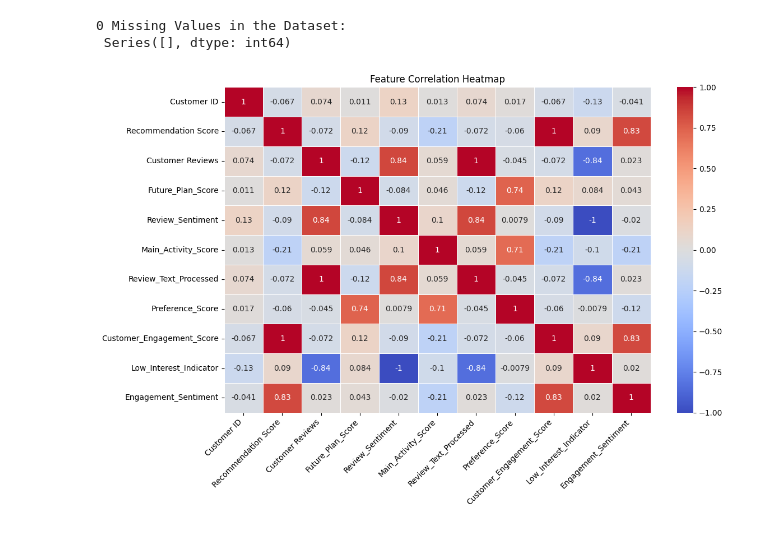
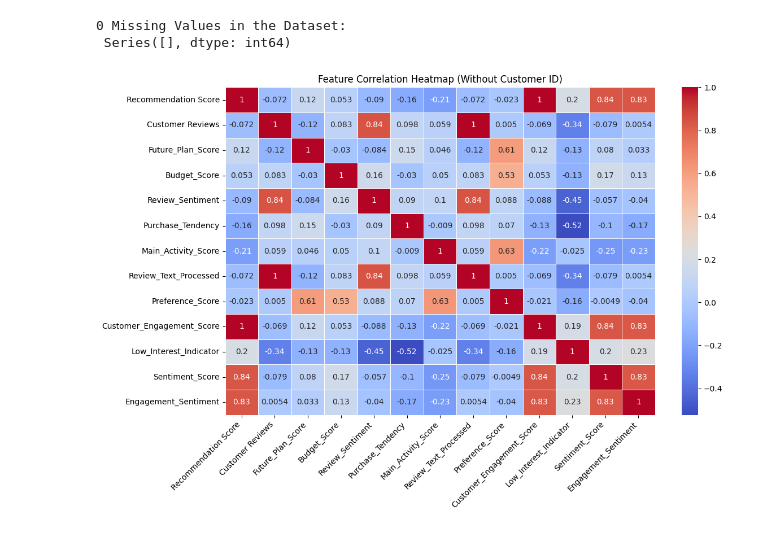
Before and after one commit to Dhinuksharan/Furn_Trim, a Jupyter notebook: Data_processing_test_2.ipynb, the cells around one changed output. Saved outputs shown, nothing was run; the diff lists cells and outputs as text; code cells hidden in the pictures.

```diff
--- a/Data_processing_test_2.ipynb
+++ b/Data_processing_test_2.ipynb
@@ -97,7 +63,7 @@ for col, dtype in convert_types.items():
         customer_survey_df[col] = customer_survey_df[col].astype(dtype)
 # %%
 scaler = StandardScaler()
-scaled_cols = ["Recommendation Score", "Customer Reviews"]
+scaled_cols = [ "Customer Reviews"]
 customer_survey_df[scaled_cols] = scaler.fit_transform(customer_survey_df[scaled_cols])
 # %%
 # Visualizing Outliers
@@ -114,11 +96,8 @@ customer_survey_df["Future_Plan_Score"] = customer_survey_df["Future Plan"].map(
 # %%
-#Creating a budget score
-if "Budget" in customer_survey_df.columns:
-    budget_mapping = {"Low": 0, "Medium": 1, "High": 2}
-    customer_survey_df["Budget_Score"] = customer_survey_df["Budget"].map(budget_mapping)
-
-    # Fix: Use direct assignment instead of `inplace=True`
-    customer_survey_df["Budget_Score"] = customer_survey_df["Budget_Score"].fillna(0)
+if "Purchase Frequency" in customer_survey_df.columns:
+    purchase_freq_mapping = {"rarely": 0, "occasionally": 1, "monthly": 2}
+    customer_survey_df["Purchase_Tendency"] = customer_survey_df["Purchase Frequency"].map(purchase_freq_mapping)
+    customer_survey_df["Purchase_Tendency"] = customer_survey_df["Purchase_Tendency"].fillna(0)
 else:
-    print("'Budget' column is missing! Setting Budget_Score to 0 for all rows.")
-    customer_survey_df["Budget_Score"] = 0
+    print("Purchase Frequency column is missing Setting Purchase_Tendency to 0 for all rows.")
+    customer_survey_df["Purchase_Tendency"] = 0
@@ -128,11 +104 @@ customer_survey_df["Review_Sentiment"] = np.where(customer_survey_df["Customer R
-# %%
-if "Purchase Frequency" in customer_survey_df.columns:
-    purchase_freq_mapping = {"Rarely": 0, "Occasionally": 1, "Monthly": 2}
-    customer_survey_df["Purchase_Tendency"] = customer_survey_df["Purchase Frequency"].map(purchase_freq_mapping)
-
-    # Use direct assignment instead of `inplace=True`
-    customer_survey_df["Purchase_Tendency"] = customer_survey_df["Purchase_Tendency"].fillna(0)
-else:
-    print("Purchase Frequency column is missing Setting Purchase_Tendency to 0 for all rows.")
-    customer_survey_df["Purchase_Tendency"] = 0
 # %%
@@ -180,9 +146,7 @@ if not customer_survey_df["Customer_Engagement_Score"].dropna().empty:
 else:
     median_engagement = 0  # Default value if column is empty
 
-customer_survey_df["Engagement_Sentiment"] = np.where(
-    customer_survey_df["Customer_Engagement_Score"].fillna(0) > median_engagement, 1, 0
-)
+customer_survey_df["Engagement_Sentiment"] = np.where( customer_survey_df["Customer_Engagement_Score"].fillna(0) > median_engagement, 1, 0)
 # %%
 print(customer_survey_df["Purchase Frequency"].isna().sum())
 # %% [output]
@@ -215,21 +177,19 @@ numerical_features = customer_survey_df.nunique()[customer_survey_df.nunique() >
 # %%
-# Identify numeric columns with more than one unique value
-valid_numerical_features = customer_survey_df.select_dtypes(include=[np.number]).nunique()
+# Dropping customer
+valid_numerical_features = customer_survey_df.select_dtypes(include=[np.number]).drop(columns=["Customer ID"]).nunique()
 valid_numerical_features = valid_numerical_features[valid_numerical_features > 1].index
+corr_matrix = customer_survey_df[valid_numerical_features].corr()
 
-# Compute the correlation matrix only for valid numerical features
-corr_matrix = customer_survey_df[valid_numerical_features].corr(min_periods=1)
-
-# Plot the heatmap again
+# Heatmap
 plt.figure(figsize=(12, 8))
 sns.heatmap(corr_matrix, annot=True, cmap="coolwarm", linewidths=0.5)
-plt.title("Feature Correlation Heatmap")
+plt.title("Feature Correlation Heatmap (Without Customer ID)")
 plt.xticks(rotation=45, ha="right")
 plt.yticks(rotation=0)
 plt.tight_layout()
 plt.show()
 # %% [output]
-[figure, old version]
+[figure, new version]
 # %%
 plt.figure(figsize=(12,6))
 sns.boxplot(x="Future_Plan_Score", y="Budget_Score", data=customer_survey_df, palette="coolwarm")
```
Also changed, not shown: parts of 22 cells of this notebook, 7 other files.
